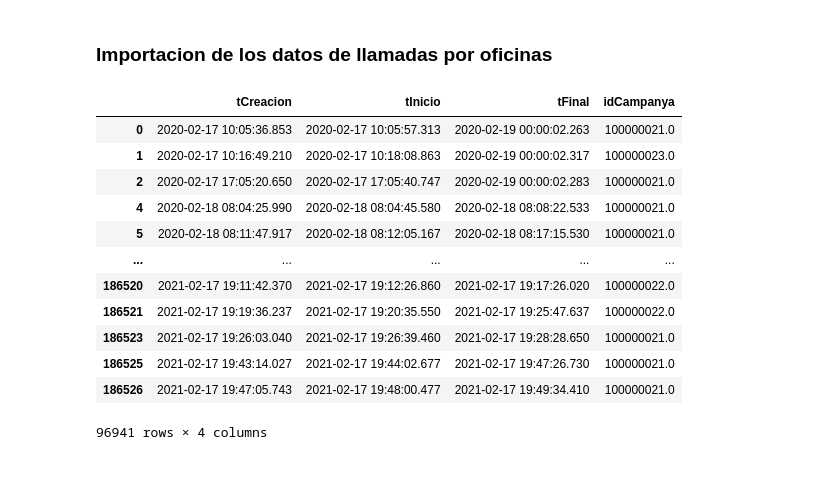
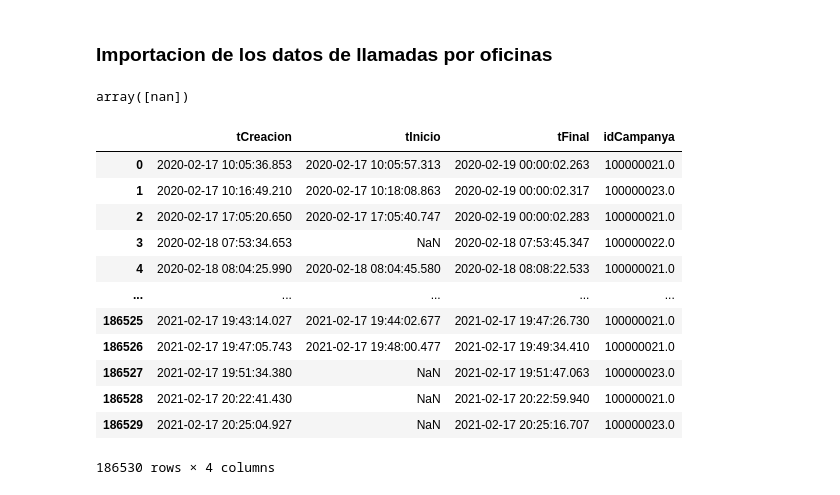
Before and after one commit to toniet/TFG, a Jupyter notebook: TFM_MVP.ipynb, the cells around one changed output. Saved outputs shown, nothing was run; the diff lists cells and outputs as text; code cells hidden in the pictures.

```diff
--- a/TFM_MVP.ipynb
+++ b/TFM_MVP.ipynb
@@ -166,24 +168,28 @@ train.head()
 ### Importacion de los datos de llamadas por oficinas
 # %%
 df_calls = pd.read_csv('data/calls.csv')
+# %%
+df_calls['sTelefonoCliente'].unique()
+# %% [output]
+array([nan])
 # %%
 df_calls = df_calls[['tCreacion','tInicio','tFinal','idCampanya']]
-df_calls.drop(df_calls.index[df_calls['tInicio'].isnull()], inplace=True)
+#df_calls.drop(df_calls.index[df_calls['tInicio'].isnull()], inplace=True)
 df_calls
 # %% [output]
 |  | tCreacion | tInicio | tFinal | idCampanya |
 | 0 | 2020-02-17 10:05:36.853 | 2020-02-17 10:05:57.313 | 2020-02-19 00:00:02.263 | 100000021.0 |
 | 1 | 2020-02-17 10:16:49.210 | 2020-02-17 10:18:08.863 | 2020-02-19 00:00:02.317 | 100000023.0 |
 | 2 | 2020-02-17 17:05:20.650 | 2020-02-17 17:05:40.747 | 2020-02-19 00:00:02.283 | 100000021.0 |
+| 3 | 2020-02-18 07:53:34.653 | NaN | 2020-02-18 07:53:45.347 | 100000022.0 |
 | 4 | 2020-02-18 08:04:25.990 | 2020-02-18 08:04:45.580 | 2020-02-18 08:08:22.533 | 100000021.0 |
-| 5 | 2020-02-18 08:11:47.917 | 2020-02-18 08:12:05.167 | 2020-02-18 08:17:15.530 | 100000021.0 |
 | ... | ... | ... | ... | ... |
-| 186520 | 2021-02-17 19:11:42.370 | 2021-02-17 19:12:26.860 | 2021-02-17 19:17:26.020 | 100000022.0 |
-| 186521 | 2021-02-17 19:19:36.237 | 2021-02-17 19:20:35.550 | 2021-02-17 19:25:47.637 | 100000022.0 |
-| 186523 | 2021-02-17 19:26:03.040 | 2021-02-17 19:26:39.460 | 2021-02-17 19:28:28.650 | 100000021.0 |
 | 186525 | 2021-02-17 19:43:14.027 | 2021-02-17 19:44:02.677 | 2021-02-17 19:47:26.730 | 100000021.0 |
 | 186526 | 2021-02-17 19:47:05.743 | 2021-02-17 19:48:00.477 | 2021-02-17 19:49:34.410 | 100000021.0 |
+| 186527 | 2021-02-17 19:51:34.380 | NaN | 2021-02-17 19:51:47.063 | 100000023.0 |
+| 186528 | 2021-02-17 20:22:41.430 | NaN | 2021-02-17 20:22:59.940 | 100000021.0 |
+| 186529 | 2021-02-17 20:25:04.927 | NaN | 2021-02-17 20:25:16.707 | 100000023.0 |
-96941 rows × 4 columns
+186530 rows × 4 columns
 # %%
 df_calls['tCreacion'] = pd.to_datetime(df_calls['tCreacion'])
 df_calls['tInicio'] = pd.to_datetime(df_calls['tInicio'])
```
Also changed, not shown: parts of 13 cells of this notebook.
